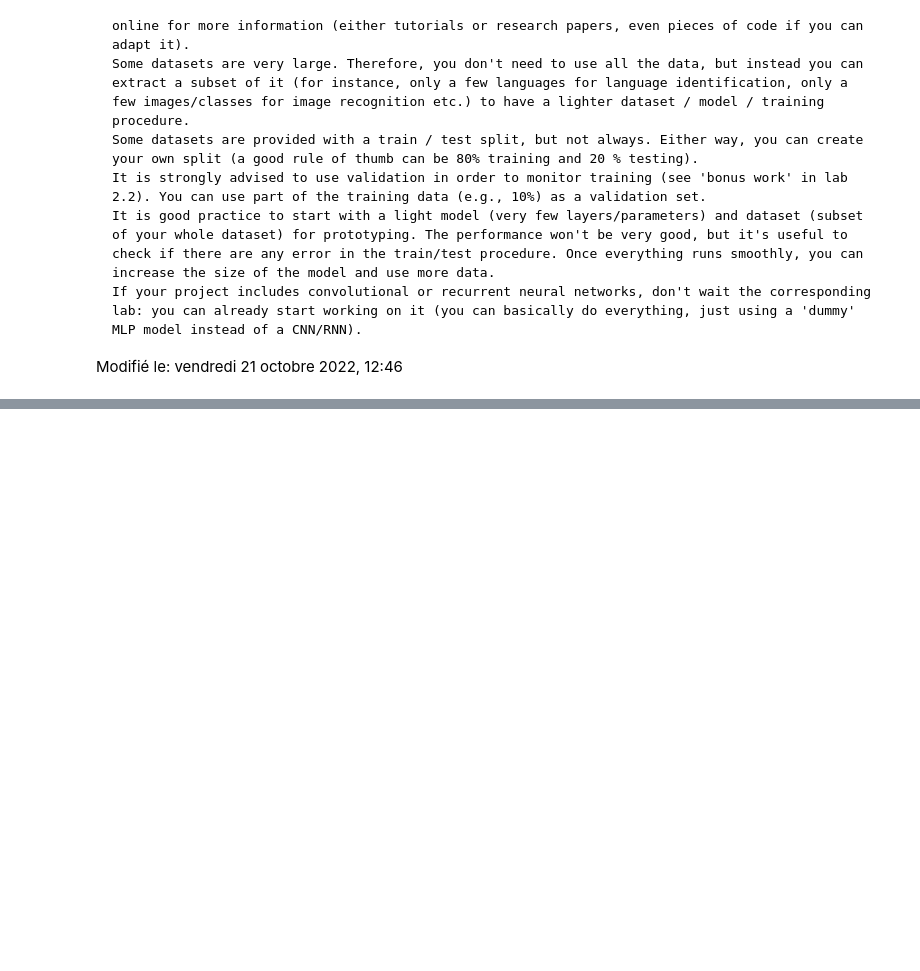
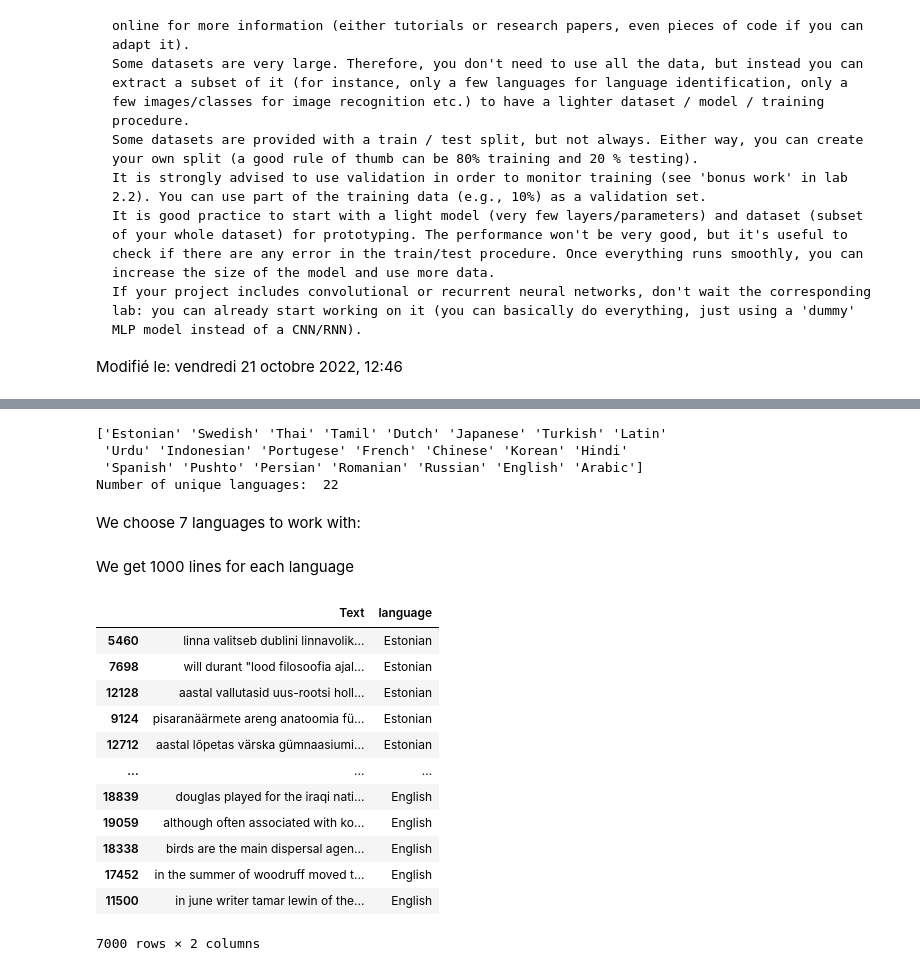
Before and after one commit to 2022-23-M2-NLP-NN-project-topic-4/language-identification, a Jupyter notebook: NN-project.ipynb, the cells around one changed output, grey strips where cells are left out. Saved outputs shown, nothing was run; the diff lists cells and outputs as text; code cells hidden in the pictures; blank space fills up the shorter version.

```diff
--- a/NN-project.ipynb
+++ b/NN-project.ipynb
@@ -65,0 +94,11 @@ Modifié le: vendredi 21 octobre 2022, 12:46
+# %%
+unique_lang = data["language"].unique()
+print(unique_lang)
+print("Number of unique languages: ", len(unique_lang))
+# %% [output]
+['Estonian' 'Swedish' 'Thai' 'Tamil' 'Dutch' 'Japanese' 'Turkish' 'Latin'
+ 'Urdu' 'Indonesian' 'Portugese' 'French' 'Chinese' 'Korean' 'Hindi'
+ 'Spanish' 'Pushto' 'Persian' 'Romanian' 'Russian' 'English' 'Arabic']
+Number of unique languages:  22
+# %% [markdown]
+We choose 7 languages to work with:
@@ -65,0 +109,2 @@ Modifié le: vendredi 21 octobre 2022, 12:46
+# %% [markdown]
+We get 1000 lines for each language
@@ -65,0 +115,16 @@ Modifié le: vendredi 21 octobre 2022, 12:46
+# %%
+data_trim
+# %% [output]
+|  | Text | language |
+| 5460 | linna valitseb dublini linnavolik... | Estonian |
+| 7698 | will durant "lood filosoofia ajal... | Estonian |
+| 12128 | aastal vallutasid uus-rootsi holl... | Estonian |
+| 9124 | pisaranäärmete areng anatoomia fü... | Estonian |
+| 12712 | aastal lõpetas värska gümnaasiumi... | Estonian |
+| ... | ... | ... |
+| 18839 | douglas played for the iraqi nati... | English |
+| 19059 | although often associated with ko... | English |
+| 18338 | birds are the main dispersal agen... | English |
+| 17452 | in the summer of woodruff moved t... | English |
+| 11500 | in june writer tamar lewin of the... | English |
+7000 rows × 2 columns
```
Also changed, not shown: parts of 15 cells of this notebook.
